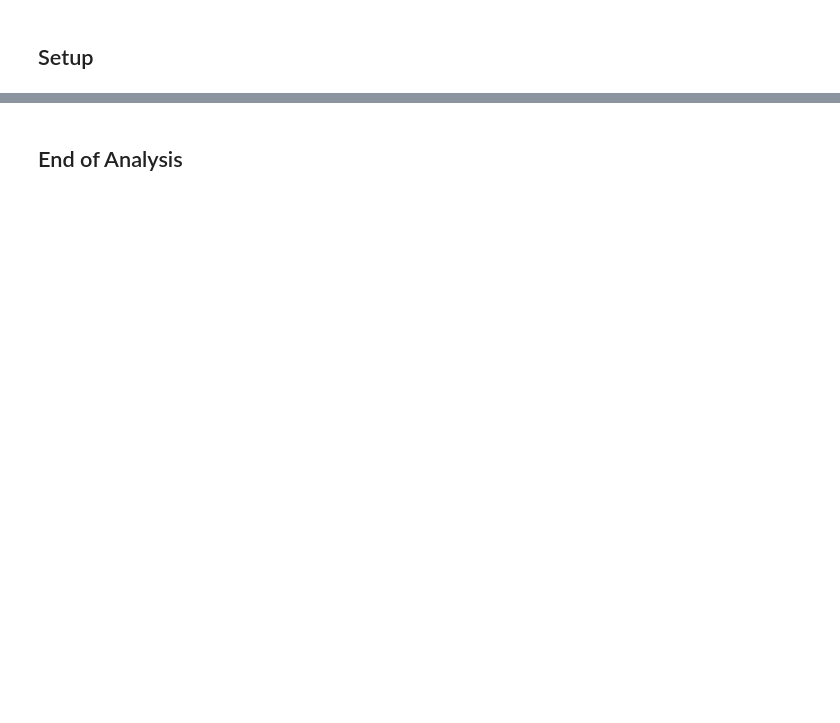
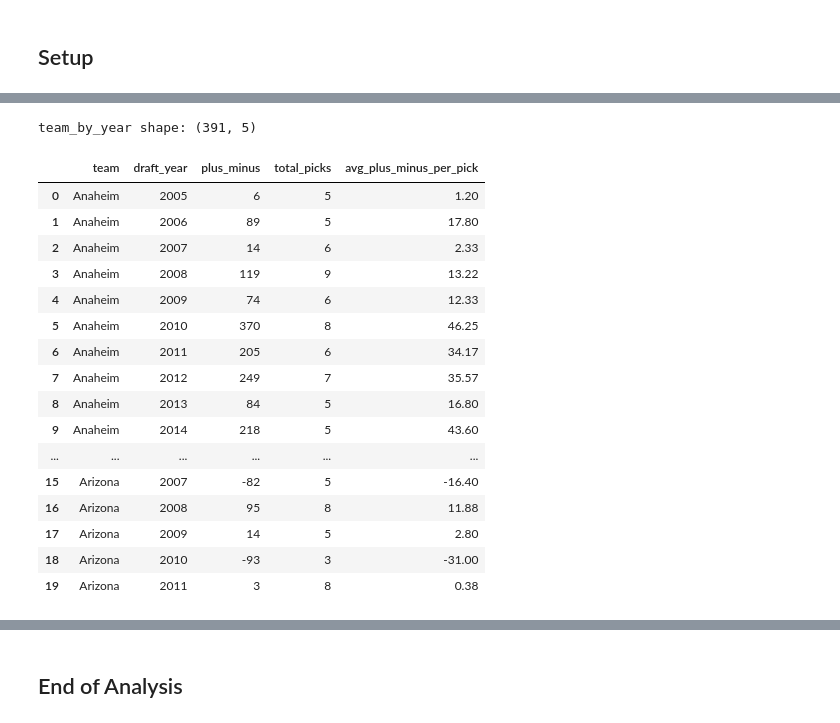
Before and after one commit to vanbrantley/nhl-draft-analysis, a Jupyter notebook: notebooks/analysis.ipynb, the cells around one changed output, grey strips where cells are left out. Cells and saved outputs as stored; diff of their text form; code cells hidden in the pictures; blank space fills up the shorter version.

Commit message:
first pass analysis.ipynb -- tableau preparation

```diff
--- a/notebooks/analysis.ipynb
+++ b/notebooks/analysis.ipynb
@@ -348,0 +9,6 @@ compared to produce the final draft efficiency scores.
+# %%
+import pandas as pd
+
+df = pd.read_csv('../data/outputs/draft_scores.csv')
+print(f"Loaded {len(df)} rows")
+df.head()
@@ -348,0 +39,12 @@ compared to produce the final draft efficiency scores.
+# %%
+franchise_map = {
+    'Atlanta': 'Winnipeg',
+    'Phoenix': 'Arizona'
+}
+
+df['drafted_by'] = df['drafted_by'].replace(franchise_map)
+
+# Verify
+print("Unique teams after consolidation:")
+print(sorted(df['drafted_by'].unique()))
+print(f"\nTotal teams: {df['drafted_by'].nunique()}")
@@ -348,0 +98,30 @@ compared to produce the final draft efficiency scores.
+# %%
+team_by_year = df.groupby(['drafted_by', 'draft_year']).agg(
+    plus_minus=('plus_minus', 'sum'),
+    total_picks=('plus_minus', 'count'),
+    avg_plus_minus_per_pick=('plus_minus', 'mean')
+).round(2).reset_index()
+
+team_by_year = team_by_year.rename(columns={'drafted_by': 'team'})
+
+print(f"team_by_year shape: {team_by_year.shape}")
+team_by_year.head(20)
+# %% [output]
+team_by_year shape: (391, 5)
+|  | team | draft_year | plus_minus | total_picks | avg_plus_minus_per_pick |
+| 0 | Anaheim | 2005 | 6 | 5 | 1.20 |
+| 1 | Anaheim | 2006 | 89 | 5 | 17.80 |
+| 2 | Anaheim | 2007 | 14 | 6 | 2.33 |
+| 3 | Anaheim | 2008 | 119 | 9 | 13.22 |
+| 4 | Anaheim | 2009 | 74 | 6 | 12.33 |
+| 5 | Anaheim | 2010 | 370 | 8 | 46.25 |
+| 6 | Anaheim | 2011 | 205 | 6 | 34.17 |
+| 7 | Anaheim | 2012 | 249 | 7 | 35.57 |
+| 8 | Anaheim | 2013 | 84 | 5 | 16.80 |
+| 9 | Anaheim | 2014 | 218 | 5 | 43.60 |
+| ... | ... | ... | ... | ... | ... |
+| 15 | Arizona | 2007 | -82 | 5 | -16.40 |
+| 16 | Arizona | 2008 | 95 | 8 | 11.88 |
+| 17 | Arizona | 2009 | 14 | 5 | 2.80 |
+| 18 | Arizona | 2010 | -93 | 3 | -31.00 |
+| 19 | Arizona | 2011 | 3 | 8 | 0.38 |
```
Also changed, not shown: parts of 40 cells of this notebook, 5 other files.
